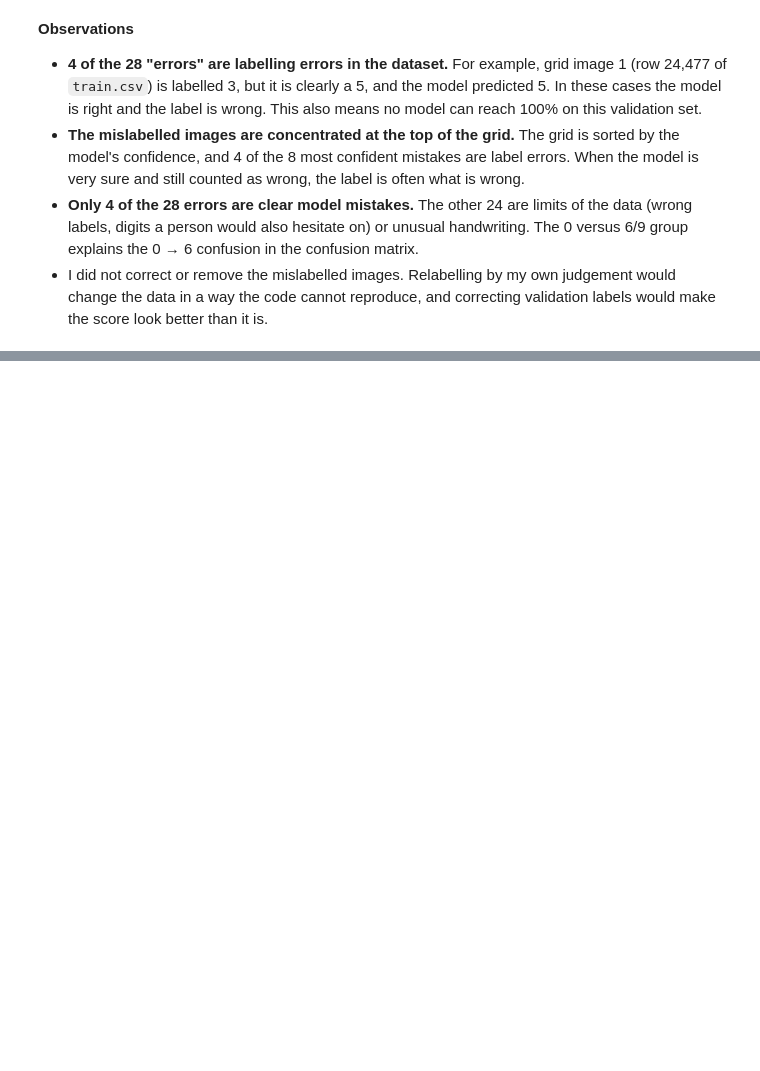
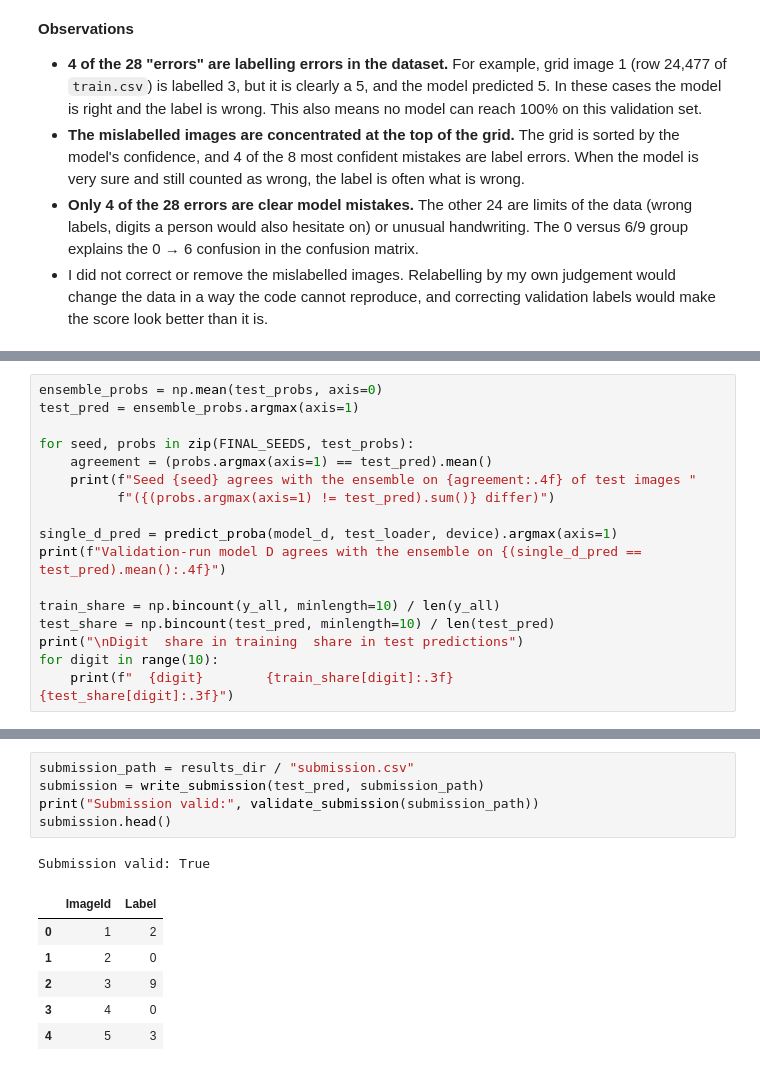
Before and after one commit to estellearnander/digit-recognizer, a Jupyter notebook: notebooks/digit_recognizer.ipynb, the cells around one changed output, grey strips where cells are left out. Cells and saved outputs as stored; diff of their text form; blank space fills up the shorter version.

Commit message:
Final ensemble of 5 models, submission, tests

```diff
--- a/notebooks/digit_recognizer.ipynb
+++ b/notebooks/digit_recognizer.ipynb
@@ -749,0 +833,17 @@ clear model mistake                          4
+# %%
+ensemble_probs = np.mean(test_probs, axis=0)
+test_pred = ensemble_probs.argmax(axis=1)
+
+for seed, probs in zip(FINAL_SEEDS, test_probs):
+    agreement = (probs.argmax(axis=1) == test_pred).mean()
+    print(f"Seed {seed} agrees with the ensemble on {agreement:.4f} of test images "
+          f"({(probs.argmax(axis=1) != test_pred).sum()} differ)")
+
+single_d_pred = predict_proba(model_d, test_loader, device).argmax(axis=1)
+print(f"Validation-run model D agrees with the ensemble on {(single_d_pred == test_pred).mean():.4f}")
+
+train_share = np.bincount(y_all, minlength=10) / len(y_all)
+test_share = np.bincount(test_pred, minlength=10) / len(test_pred)
+print("\nDigit  share in training  share in test predictions")
+for digit in range(10):
+    print(f"  {digit}        {train_share[digit]:.3f}               {test_share[digit]:.3f}")
@@ -749,0 +869,13 @@ clear model mistake                          4
+# %%
+submission_path = results_dir / "submission.csv"
+submission = write_submission(test_pred, submission_path)
+print("Submission valid:", validate_submission(submission_path))
+submission.head()
+# %% [output]
+Submission valid: True
+|  | ImageId | Label |
+| 0 | 1 | 2 |
+| 1 | 2 | 0 |
+| 2 | 3 | 9 |
+| 3 | 4 | 0 |
+| 4 | 5 | 3 |
```
Also changed, not shown: parts of 7 cells of this notebook, 13 other files.
